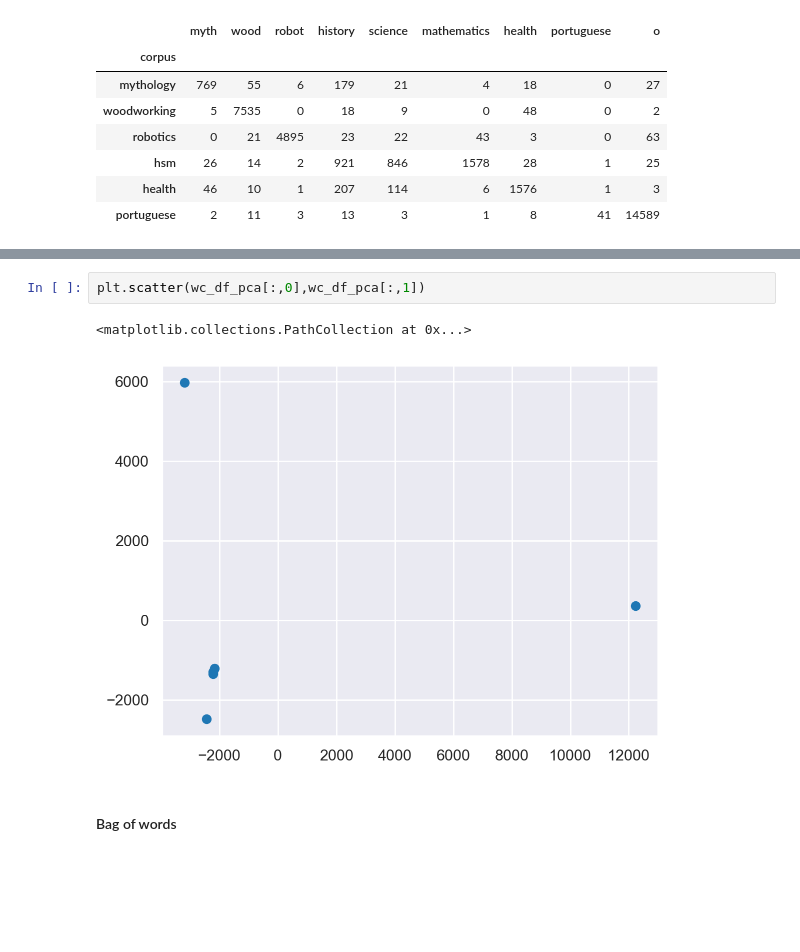
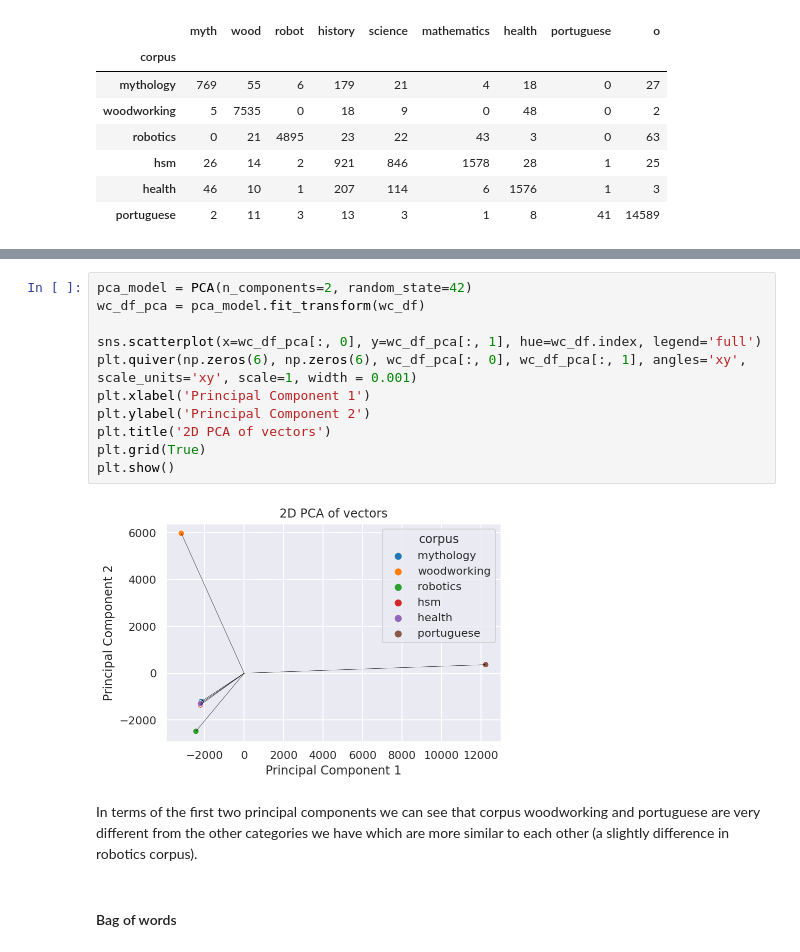
Before and after one commit to jlopetegui98/HandsOn-NLP, a Jupyter notebook: TP2/HoNLP-week2.ipynb, the cells around one changed output, grey strips where cells are left out. Saved outputs shown, nothing was run; the diff lists cells and outputs as text; blank space fills up the shorter version.

```diff
--- a/TP2/HoNLP-week2.ipynb
+++ b/TP2/HoNLP-week2.ipynb
@@ -183,8 +171,18 @@ array([[-2172.11807505, -1204.418861  ],
-# %%
-plt.scatter(wc_df_pca[:,0],wc_df_pca[:,1])
-# %% [output]
-<matplotlib.collections.PathCollection at 0x...>
-[figure, removed]
+# %%
+pca_model = PCA(n_components=2, random_state=42)
+wc_df_pca = pca_model.fit_transform(wc_df)
+
+sns.scatterplot(x=wc_df_pca[:, 0], y=wc_df_pca[:, 1], hue=wc_df.index, legend='full')
+plt.quiver(np.zeros(6), np.zeros(6), wc_df_pca[:, 0], wc_df_pca[:, 1], angles='xy', scale_units='xy', scale=1, width = 0.001)
+plt.xlabel('Principal Component 1')
+plt.ylabel('Principal Component 2')
+plt.title('2D PCA of vectors')
+plt.grid(True)
+plt.show()
+# %% [output]
+[figure, added]
+# %% [markdown]
+In terms of the first two principal components we can see that corpus woodworking and portuguese are very different from the other categories we have which are more similar to each other (a slightly difference in robotics corpus).
 # %% [markdown]
 #### Bag of words
 # %% [markdown]
```
Also changed, not shown: parts of 22 cells of this notebook.
